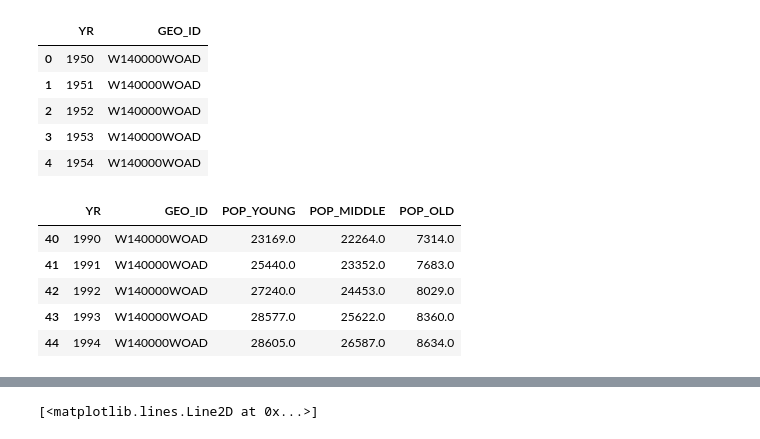
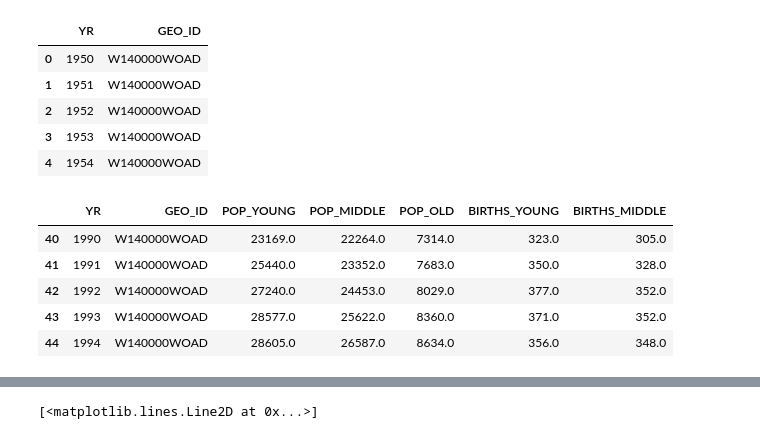
Before and after one commit to Flx232/Census-Dashboard, a Jupyter notebook: exploratory.ipynb, the cells around one changed output, grey strips where cells are left out. Cells and saved outputs as stored; diff of their text form; code cells hidden in the pictures.

Commit message:
Completed data-evaluation

```diff
--- a/exploratory.ipynb
+++ b/exploratory.ipynb
@@ -140,16 +140,18 @@ age_data.head(5)
 # %%
 age_data['POP_YOUNG'] = idb5yr_nation[['POP0_4', 'POP5_9', 'POP10_14', 'POP15_19', 'POP20_24', 'POP25_29']].sum(axis=1)
 age_data['POP_MIDDLE'] = idb5yr_nation[['POP30_34', 'POP35_39', 'POP40_44', 'POP45_49', 'POP50_54', 'POP55_59']].sum(axis=1)
 age_data['POP_OLD'] = idb5yr_nation[['POP60_64', 'POP65_69', 'POP70_74', 'POP75_79', 'POP80_84', 'POP85_89', 'POP90_94', 'POP95_99', 'POP100_']].sum(axis=1)
-age_data = age_data[['YR', 'GEO_ID', 'POP_YOUNG', 'POP_MIDDLE', 'POP_OLD']]
+age_data['BIRTHS_YOUNG'] = idb5yr_nation[['BIRTHS15_19', 'BIRTHS20_24', 'BIRTHS25_29']].sum(axis=1)
+age_data['BIRTHS_MIDDLE'] = idb5yr_nation[['BIRTHS30_34', 'BIRTHS35_39', 'BIRTHS40_44', 'BIRTHS45_49']].sum(axis=1)
+age_data = age_data[['YR', 'GEO_ID', 'POP_YOUNG', 'POP_MIDDLE', 'POP_OLD', 'BIRTHS_YOUNG', 'BIRTHS_MIDDLE']]
 age_data = age_data[age_data['POP_YOUNG'] > 0]
 age_data = age_data[age_data['POP_MIDDLE'] > 0]
 age_data = age_data[age_data['POP_OLD'] > 0]
 age_data.head(5)
 # %% [output]
-|  | YR | GEO_ID | POP_YOUNG | POP_MIDDLE | POP_OLD |
-| 40 | 1990 | W140000WOAD | 23169.0 | 22264.0 | 7314.0 |
-| 41 | 1991 | W140000WOAD | 25440.0 | 23352.0 | 7683.0 |
-| 42 | 1992 | W140000WOAD | 27240.0 | 24453.0 | 8029.0 |
-| 43 | 1993 | W140000WOAD | 28577.0 | 25622.0 | 8360.0 |
-| 44 | 1994 | W140000WOAD | 28605.0 | 26587.0 | 8634.0 |
+|  | YR | GEO_ID | POP_YOUNG | POP_MIDDLE | POP_OLD | BIRTHS_YOUNG | BIRTHS_MIDDLE |
+| 40 | 1990 | W140000WOAD | 23169.0 | 22264.0 | 7314.0 | 323.0 | 305.0 |
+| 41 | 1991 | W140000WOAD | 25440.0 | 23352.0 | 7683.0 | 350.0 | 328.0 |
+| 42 | 1992 | W140000WOAD | 27240.0 | 24453.0 | 8029.0 | 377.0 | 352.0 |
+| 43 | 1993 | W140000WOAD | 28577.0 | 25622.0 | 8360.0 | 371.0 | 352.0 |
+| 44 | 1994 | W140000WOAD | 28605.0 | 26587.0 | 8634.0 | 356.0 | 348.0 |
```
Also changed, not shown: parts of 11 cells of this notebook, 4 other files.
